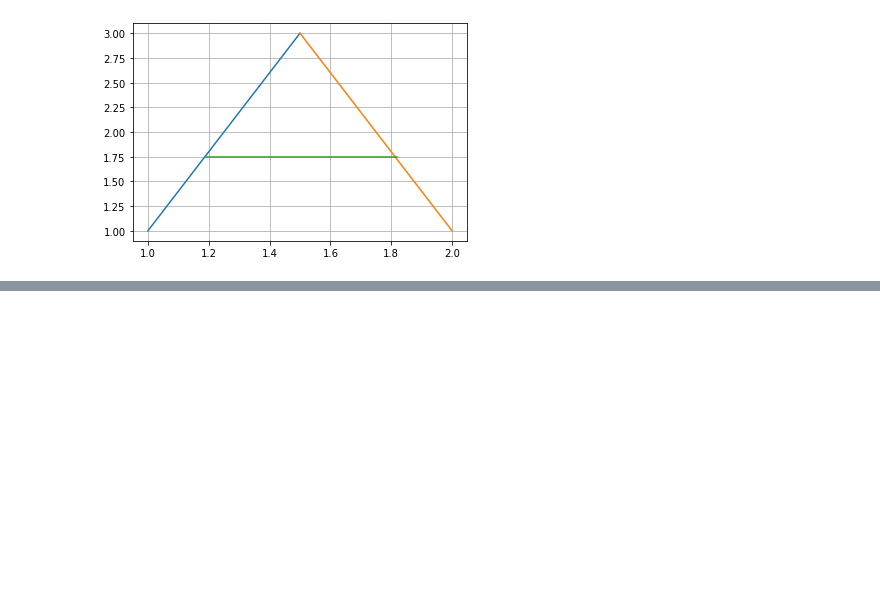
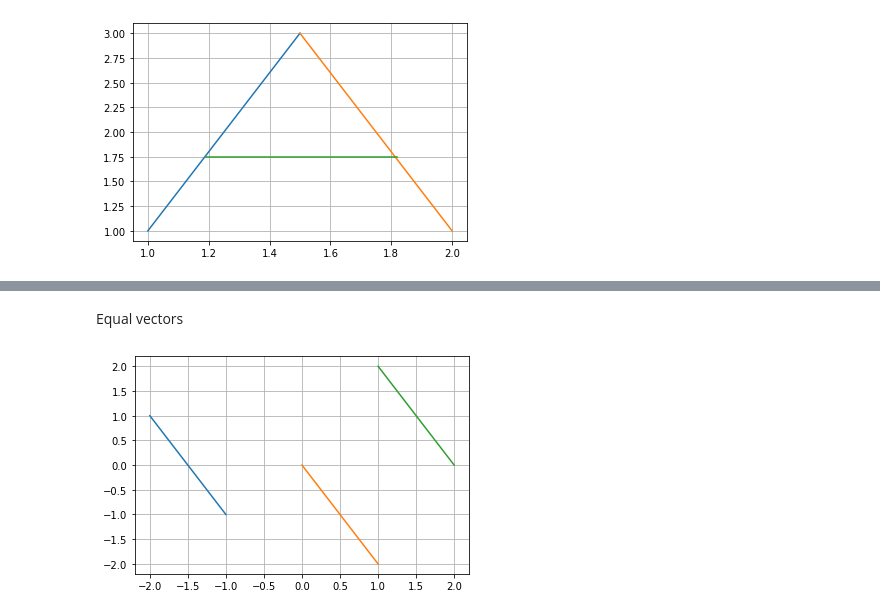
Before and after one commit to NaveedAhmadHematmal/LinearAlgebraInPython, a Jupyter notebook: 01_Chapter/1_2_Vectors.ipynb, the cells around one changed output, grey strips where cells are left out. Cells and saved outputs as stored; diff of their text form; code cells hidden in the pictures; blank space fills up the shorter version.

```diff
--- a/01_Chapter/1_2_Vectors.ipynb
+++ b/01_Chapter/1_2_Vectors.ipynb
@@ -22,0 +34,17 @@ pl.plot([1.19, 1.82], [1.75, 1.75])
+# %% [markdown]
+Equal vectors
+# %%
+from matplotlib import pyplot as plt
+import numpy as np
+
+v1 = np.array([-1, -1])
+v2 = np.array([1, -2])
+v3 = np.array([2, 0])
+
+plt.plot([-2, v1[0]], [1, v1[1]])
+plt.plot([0, v2[0]], [0, v2[1]])
+plt.plot([1, v3[0]], [2, v3[1]])
+
+plt.grid()
+# %% [output]
+[figure, added]
```
Also changed, not shown: parts of 16 cells of this notebook.
